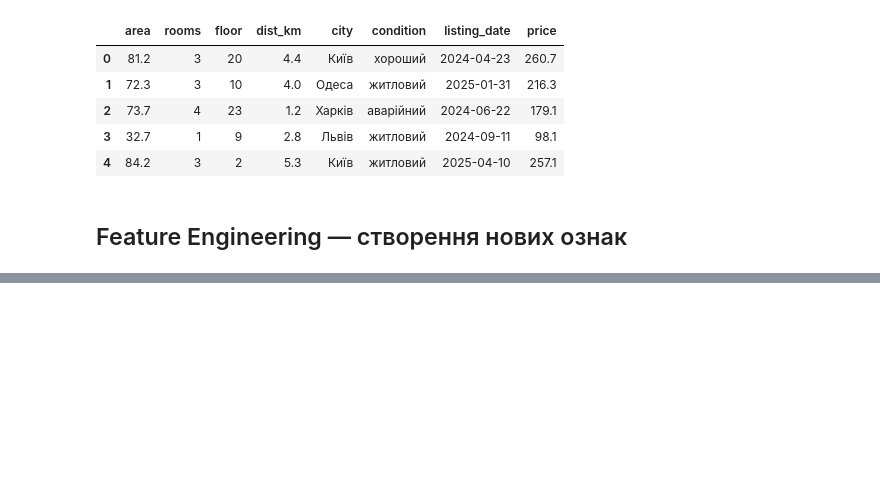
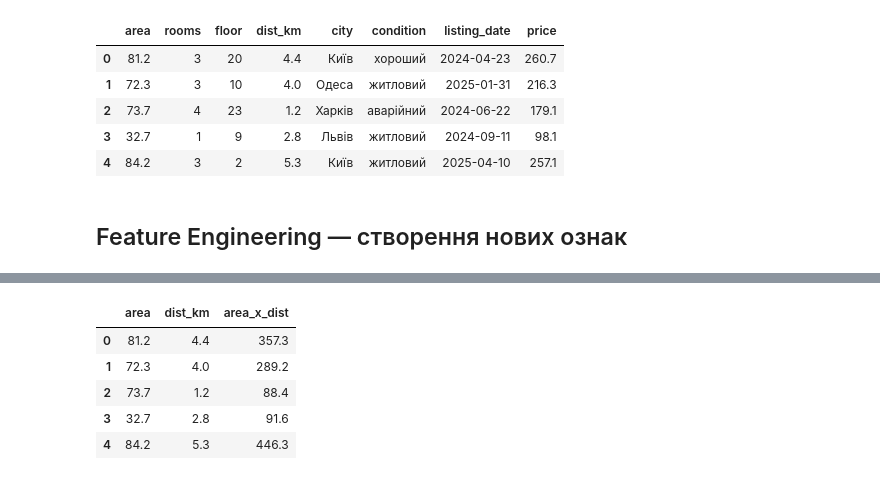
Before and after one commit to Alister44/Analysis_Cafe_Sales, a Jupyter notebook: Machine_Learning/ML_feature_engineering_categorical_features.ipynb, the cells around one changed output, grey strips where cells are left out. Drawn from its saved outputs; the diff is of its cells as text; code cells hidden in the pictures; blank space fills up the shorter version.

```diff
--- a/Machine_Learning/ML_feature_engineering_categorical_features.ipynb
+++ b/Machine_Learning/ML_feature_engineering_categorical_features.ipynb
@@ -57,0 +78,11 @@ apt.head()
+# %%
+#взаємодія ппошук великої квартири яка знаходится далеко від центру
+df['area_x_dist'] = (df.area * df.dist_km).round(1)
+df[['area','dist_km','area_x_dist']].head()
+# %% [output]
+|  | area | dist_km | area_x_dist |
+| 0 | 81.2 | 4.4 | 357.3 |
+| 1 | 72.3 | 4.0 | 289.2 |
+| 2 | 73.7 | 1.2 | 88.4 |
+| 3 | 32.7 | 2.8 | 91.6 |
+| 4 | 84.2 | 5.3 | 446.3 |
```
Also changed, not shown: parts of 4 cells of this notebook.
